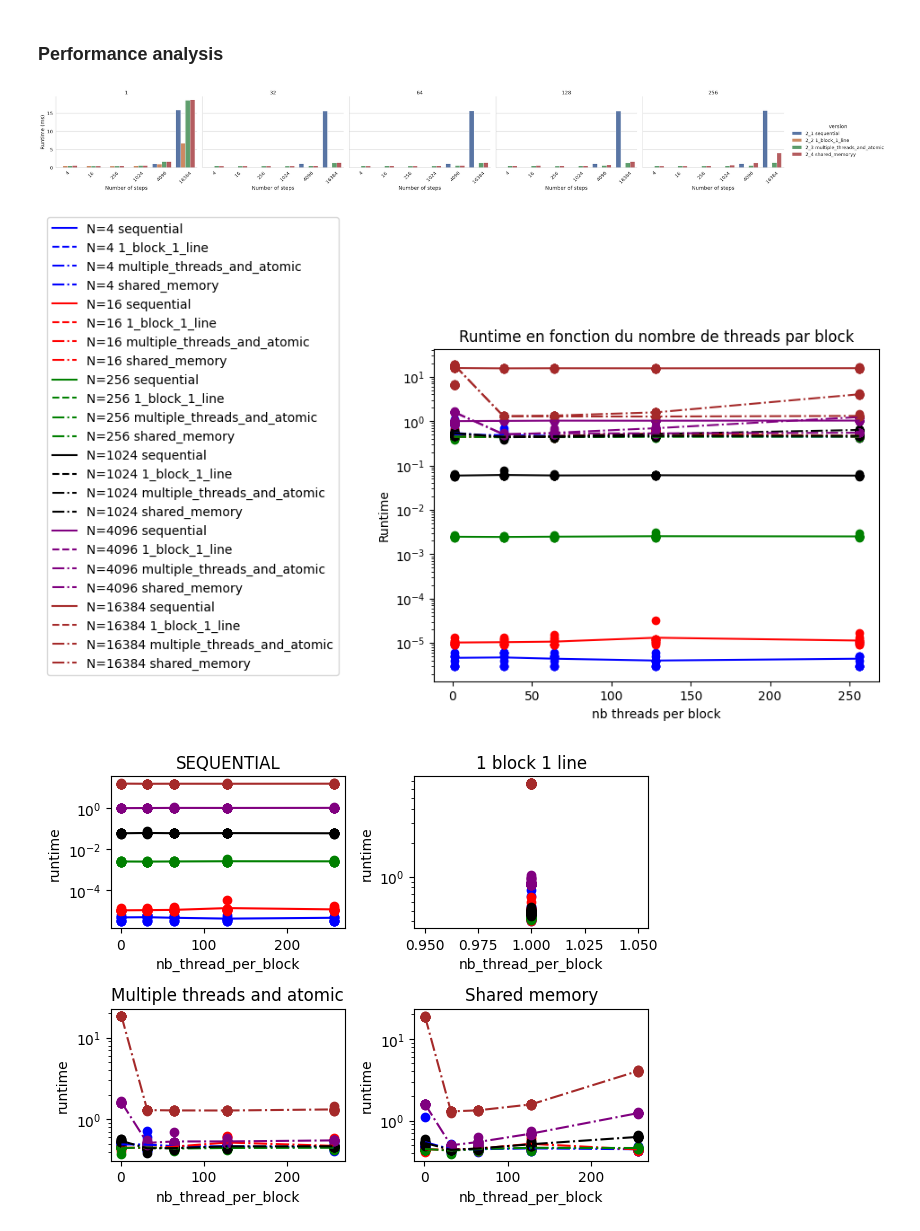
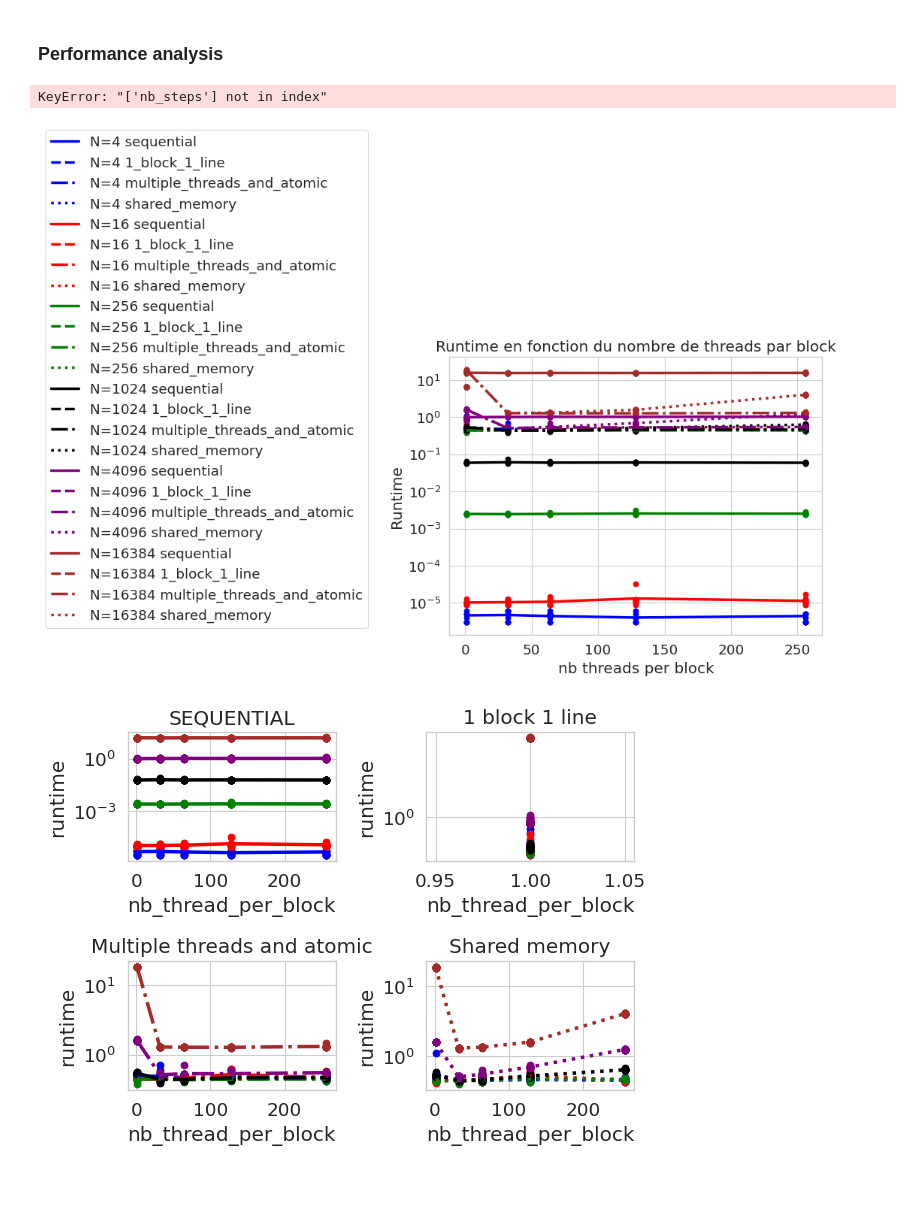
Before and after one commit to CyrilGomes/TP_CUDA, a Jupyter notebook: src/cuda_tp.ipynb, the cells around one changed output. Drawn from its saved outputs; the diff is of its cells as text; code cells hidden in the pictures; blank space fills up the shorter version.

```diff
--- a/src/cuda_tp.ipynb
+++ b/src/cuda_tp.ipynb
@@ -355,37 +355,29 @@ df_plot = df[(df['version'] == "2_1 sequential")]
 df_plot = df_plot.groupby(['N','version','nb_thread_per_block']).mean().reset_index()
 df_plot['version'] = "2_1 sequential"
 df_plot = df_plot.rename(columns={"runtime": "mean_runtime"})
-df_plot = df_plot.rename(columns={"nb_thread_per_block": "nb_thread_per_block"})
-df_plot = df_plot.rename(columns={"N": "nb_steps"})
-df_plot = df_plot[['version','nb_thread_per_block','nb_steps','mean_runtime']]
-df_plot['nb_steps'] = df_plot['nb_steps'].astype(str)
+df_plot = df_plot[['version','nb_thread_per_block','N','mean_runtime']]
+df_plot['N'] = df_plot['N'].astype(str)
 
 df_plot2 = df[(df['version'] == "2_2 1_block_1_line")]
 df_plot2 = df_plot2.groupby(['N','version','nb_thread_per_block']).mean().reset_index()
 df_plot2['version'] = "2_2 1_block_1_line"
 df_plot2 = df_plot2.rename(columns={"runtime": "mean_runtime"})
-df_plot2 = df_plot2.rename(columns={"nb_thread_per_block": "nb_thread_per_block"})
-df_plot2 = df_plot2.rename(columns={"N": "nb_steps"})
-df_plot2 = df_plot2[['version','nb_thread_per_block','nb_steps','mean_runtime']]
-df_plot2['nb_steps'] = df_plot2['nb_steps'].astype(str)
+df_plot2 = df_plot2[['version','nb_thread_per_block','N','mean_runtime']]
+df_plot2['N'] = df_plot2['N'].astype(str)
 
 df_plot3 = df[(df['version'] == "2_3 multiple_threads_and_atomic")]
 df_plot3 = df_plot3.groupby(['N','version','nb_thread_per_block']).mean().reset_index()
 df_plot3['version'] = "2_3 multiple_threads_and_atomic"
 df_plot3 = df_plot3.rename(columns={"runtime": "mean_runtime"})
-df_plot3 = df_plot3.rename(columns={"nb_thread_per_block": "nb_thread_per_block"})
-df_plot3 = df_plot3.rename(columns={"N": "nb_steps"})
-df_plot3 = df_plot3[['version','nb_thread_per_block','nb_steps','mean_runtime']]
-df_plot3['nb_steps'] = df_plot3['nb_steps'].astype(str)
+df_plot3 = df_plot3[['version','nb_thread_per_block','N','mean_runtime']]
+df_plot3['N'] = df_plot3['N'].astype(str)
 
 df_plot4 = df[(df['version'] == "2_4 shared_memory")]
 df_plot4 = df_plot4.groupby(['N','version','nb_thread_per_block']).mean().reset_index()
 df_plot4['version'] = "2_4 shared_memoryy"
 df_plot4 = df_plot4.rename(columns={"runtime": "mean_runtime"})
-df_plot4 = df_plot4.rename(columns={"nb_thread_per_block": "nb_thread_per_block"})
-df_plot4 = df_plot4.rename(columns={"N": "nb_steps"})
-df_plot4 = df_plot4[['version','nb_thread_per_block','nb_steps','mean_runtime']]
-df_plot4['nb_steps'] = df_plot4['nb_steps'].astype(str)
+df_plot4 = df_plot4[['version','nb_thread_per_block','N','mean_runtime']]
+df_plot4['N'] = df_plot4['N'].astype(str)
 
 df_plot = df_plot.append(df_plot2)
 df_plot = df_plot.append(df_plot3)
@@ -393,14 +385,14 @@ df_plot = df_plot.append(df_plot4)
 
 sns.set(style="whitegrid")
 sns.set_context("paper", font_scale=1.5, rc={"lines.linewidth": 2.5})
-g = sns.catplot(x="nb_steps", y="mean_runtime", hue="version", col="nb_thread_per_block", data=df_plot, kind="bar", height=4, aspect=1.5)
+g = sns.catplot(x="N", y="mean_runtime", hue="version", col="nb_thread_per_block", data=df_plot, kind="bar", height=4, aspect=1.5)
 
-g.set_axis_labels("Number of steps", "Runtime (ms)")
+g.set_axis_labels("N", "Runtime (s)")
 g.set_titles("{col_name}")
 g.set_xticklabels(rotation=45)
 plt.show()
 # %% [output]
-[figure, removed]
+KeyError: "['nb_steps'] not in index"
 # %%
 %matplotlib inline
 import matplotlib.pyplot as plt
@@ -444,7 +436,7 @@ for N in df['N'].drop_duplicates():
     df_plot = df[(df['N'] == int(N))]
     df_plot = df_plot[df_plot['version'] == "2_4 shared_memory"]
     mean_stats = df_plot.groupby(['N','version','nb_thread_per_block']).mean().reset_index()
-    plt.plot(mean_stats['nb_thread_per_block'], mean_stats['runtime'],linestyle="dashdot", label=f'N={N} shared_memory', color = color_n_m[N])
+    plt.plot(mean_stats['nb_thread_per_block'], mean_stats['runtime'],linestyle="dotted", label=f'N={N} shared_memory', color = color_n_m[N])
     plt.scatter(df_plot['nb_thread_per_block'], df_plot['runtime'], label=None, color = color_n_m[N])
 
 plt.yscale('log')
@@ -482,36 +474,36 @@ for N in df['N'].drop_duplicates():
     ax2.scatter(df_plot['nb_thread_per_block'], df_plot['runtime'], label=None, color = color_n_m[N])
     ax2.set_title("1 block 1 line")
     ax2.set_xlabel("nb_thread_per_block")
     ax2.set_ylabel("runtime")
 
 for N in df['N'].drop_duplicates():
     df_plot = df[(df['N'] == int(N))]
     df_plot = df_plot[df_plot['version'] == "2_3 multiple_threads_and_atomic"]
     mean_stats = df_plot.groupby(['N','version','nb_thread_per_block']).mean().reset_index()
     ax3.plot(mean_stats['nb_thread_per_block'], mean_stats['runtime'],linestyle="dashdot", label=f'{N} multiple_threads_and_atomic', color = color_n_m[N])
     ax3.set_yscale('log')
     ax3.scatter(df_plot['nb_thread_per_block'], df_plot['runtime'], label=None, color = color_n_m[N])
     ax3.set_title("Multiple threads and atomic")
     ax3.set_xlabel("nb_thread_per_block")
     ax3.set_ylabel("runtime")
 
 for N in df['N'].drop_duplicates():
     df_plot = df[(df['N'] == int(N))]
     df_plot = df_plot[df_plot['version'] == "2_4 shared_memory"]
     mean_stats = df_plot.groupby(['N','version','nb_thread_per_block']).mean().reset_index()
-    ax4.plot(mean_stats['nb_thread_per_block'], mean_stats['runtime'],linestyle="dashdot", label=f'{N} shared_memory', color = color_n_m[N])
+    ax4.plot(mean_stats['nb_thread_per_block'], mean_stats['runtime'],linestyle="dotted", label=f'{N} shared_memory', color = color_n_m[N])
     ax4.set_yscale('log')
     ax4.scatter(df_plot['nb_thread_per_block'], df_plot['runtime'], label=None, color = color_n_m[N])
     ax4.set_title("Shared memory")
     ax4.set_xlabel("nb_thread_per_block")
     ax4.set_ylabel("runtime")
 
 
 plt.tight_layout()
 plt.show()
 # %% [output]
-[figure, old version]
+[figure, new version]
-[figure, old version]
+[figure, new version]
 # %%
 #Do the same as above but vs N
 fig = plt.figure()
```
Also changed, not shown: parts of 3 cells of this notebook.
